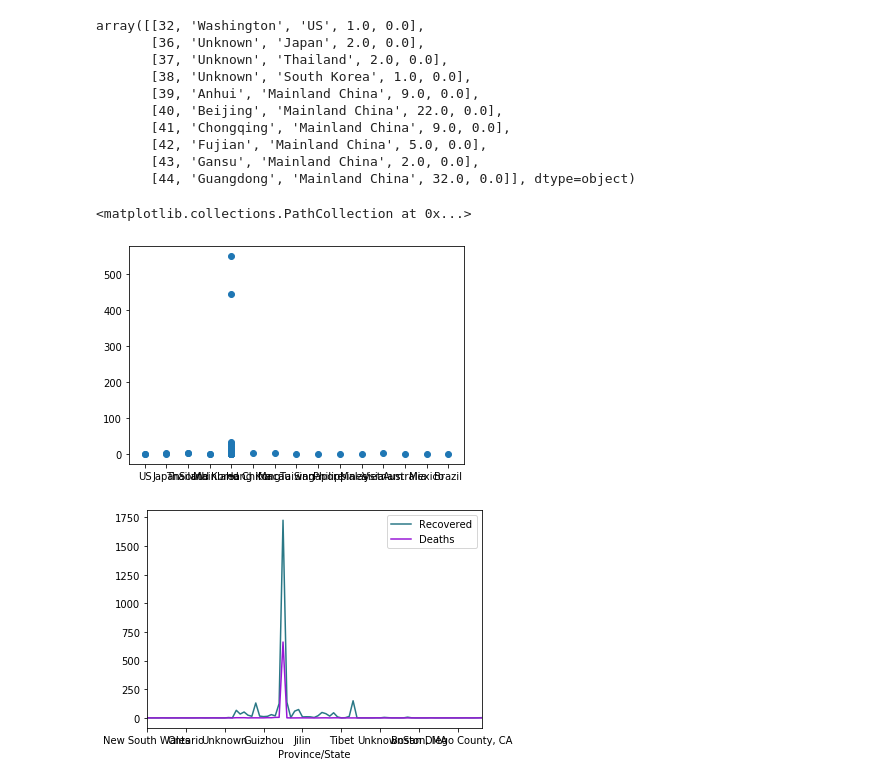
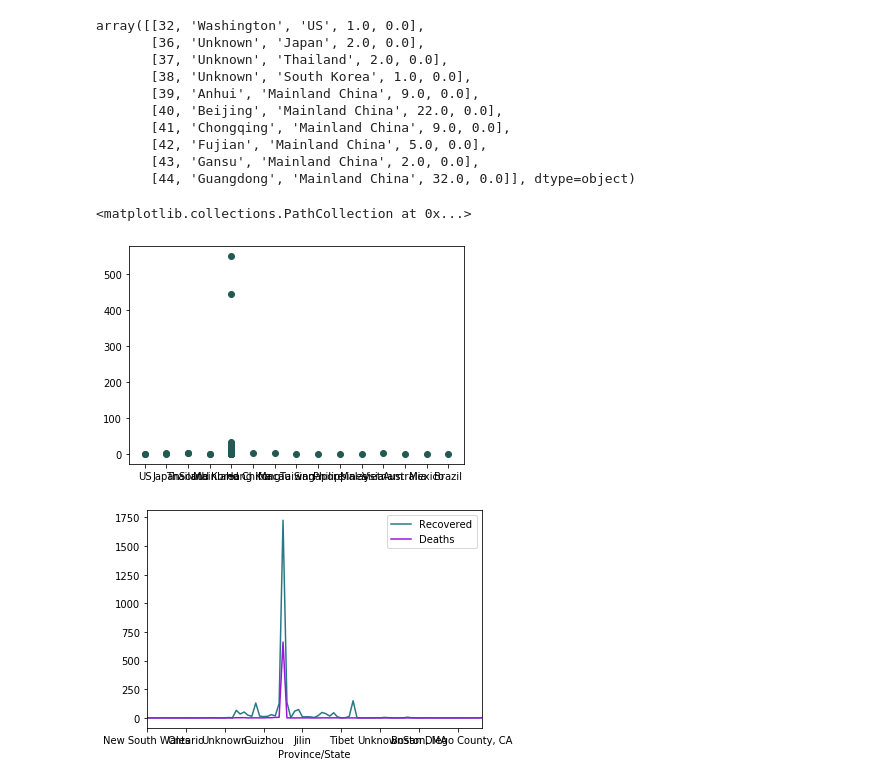
Before and after one commit to suchavadee2541/python_dataviz, a Jupyter notebook: Final.ipynb, the cells around one changed output. Cells and saved outputs as stored; diff of their text form; code cells hidden in the pictures.

```diff
--- a/Final.ipynb
+++ b/Final.ipynb
@@ -183,10 +188,10 @@ array([[32, 'Washington', 'US', 1.0, 0.0],
        [43, 'Gansu', 'Mainland China', 2.0, 0.0],
        [44, 'Guangdong', 'Mainland China', 32.0, 0.0]], dtype=object)
 # %%
-plt.scatter(cov_19_np[:,2],cov_19_np[:,3])
+plt.scatter(cov_19_np[:,2],cov_19_np[:,3],color='#235952')
 # %% [output]
 <matplotlib.collections.PathCollection at 0x...>
-[figure, old version]
+[figure, new version]
 # %%
 ax = plt.gca()
 cov3.plot(kind='line',x='Province/State',y='Recovered',color='#2a7886',ax=ax)
```
Also changed, not shown: parts of 2 cells of this notebook.
